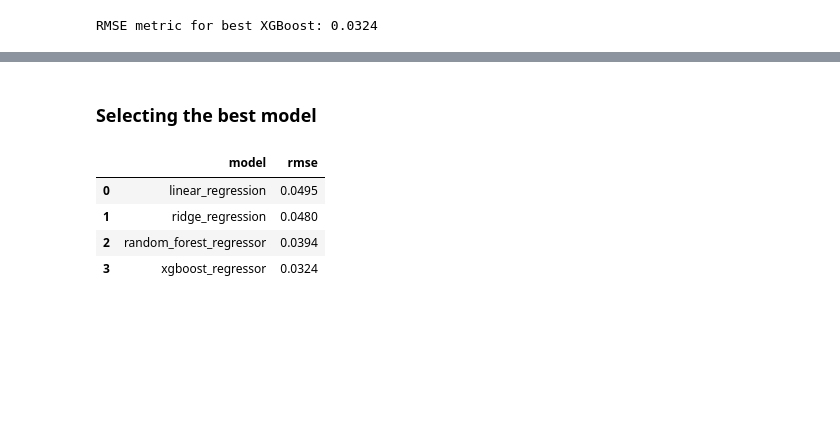
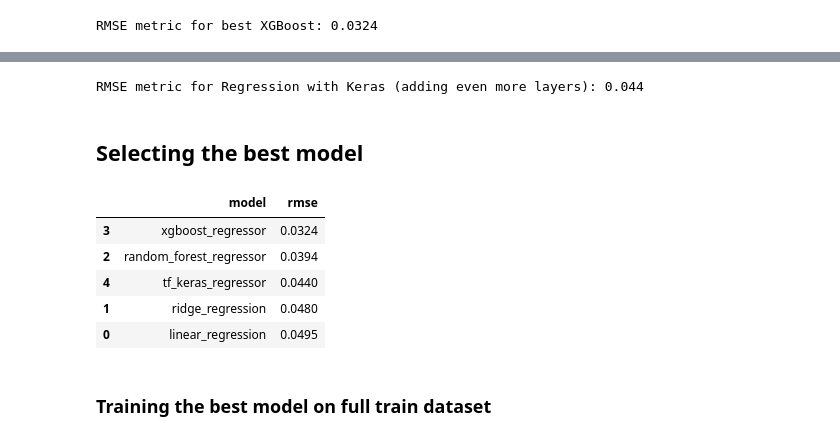
Before and after one commit to DZorikhin/co2_emissions, a Jupyter notebook: notebook.ipynb, the cells around one changed output, grey strips where cells are left out. Drawn from its saved outputs; the diff is of its cells as text; code cells hidden in the pictures; blank space fills up the shorter version.

Commit message:
add regression with keras

```diff
--- a/notebook.ipynb
+++ b/notebook.ipynb
@@ -777,0 +931,22 @@ RMSE metric for best XGBoost: 0.0324
+# %%
+inputs = keras.layers.Input(shape=(51,))
+
+outputs = keras.layers.Dense(1)(inputs)
+
+model = keras.Model(inputs, outputs)
+
+learning_rate = 0.1
+optimizer = keras.optimizers.SGD(learning_rate=learning_rate)
+
+loss = keras.losses.MeanSquaredError()
+rmse = keras.metrics.RootMeanSquaredError()
+
+model.compile(optimizer=optimizer, loss=loss, metrics=[rmse])
+# %%
+history = model.fit(
+    X_train, y_train,
+    batch_size=1024,
+    epochs=600,
+    verbose=0,
+    validation_data=(X_val, y_val)
+)
@@ -778,16 +968,25 @@ RMSE metric for best XGBoost: 0.0324
+# %%
+tf_rmse = round(history.history['val_root_mean_squared_error'][-1], 4)
+print(f'RMSE metric for Regression with Keras (adding even more layers): {tf_rmse}')
+# %% [output]
+RMSE metric for Regression with Keras (adding even more layers): 0.044
 # %% [markdown]
-### Selecting the best model
+## Selecting the best model
 # %%
 model_df = pd.DataFrame(data=[('linear_regression', lr_rmse),
                               ('ridge_regression', rr_rmse),
                               ('random_forest_regressor', rf_rmse),
-                              ('xgboost_regressor', xgb_rmse)],
+                              ('xgboost_regressor', xgb_rmse),
+                              ('tf_keras_regressor', tf_rmse)],
                         columns=['model', 'rmse'])
 # %%
-model_df.sort_values(by='rmse', ascending=False)
+model_df.sort_values(by='rmse')
 # %% [output]
 |  | model | rmse |
+| 3 | xgboost_regressor | 0.0324 |
+| 2 | random_forest_regressor | 0.0394 |
+| 4 | tf_keras_regressor | 0.0440 |
+| 1 | ridge_regression | 0.0480 |
 | 0 | linear_regression | 0.0495 |
-| 1 | ridge_regression | 0.0480 |
-| 2 | random_forest_regressor | 0.0394 |
-| 3 | xgboost_regressor | 0.0324 |
+# %% [markdown]
+### Training the best model on full train dataset
```
Also changed, not shown: parts of 37 cells of this notebook.
